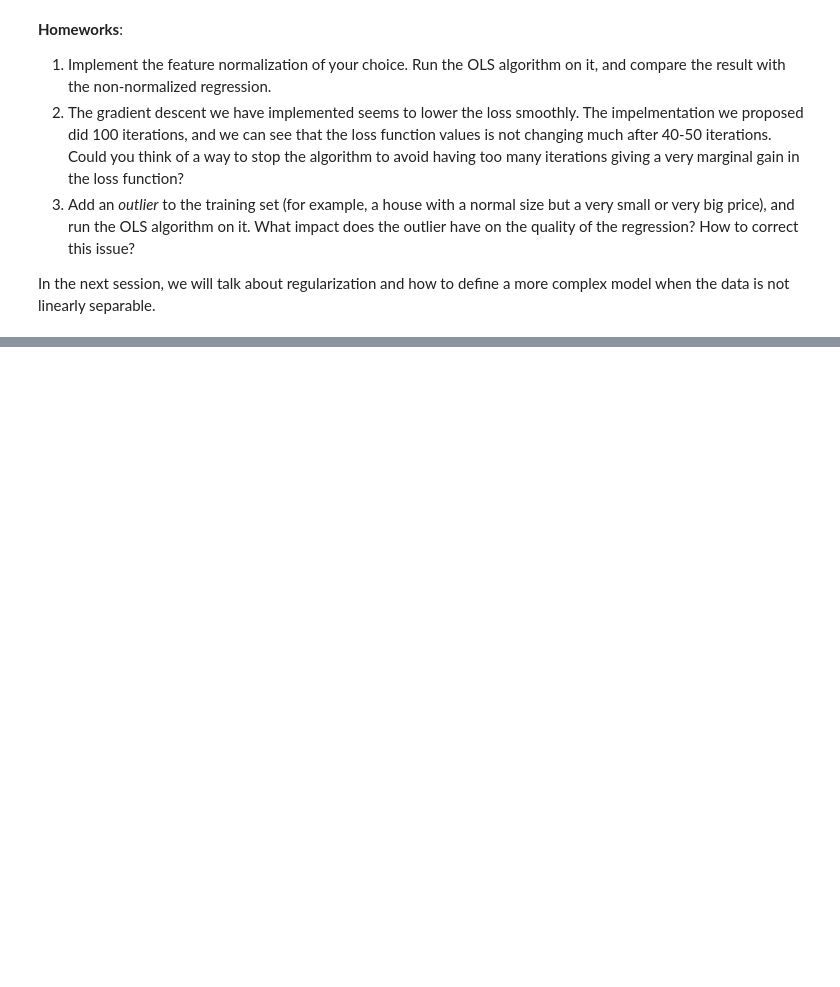
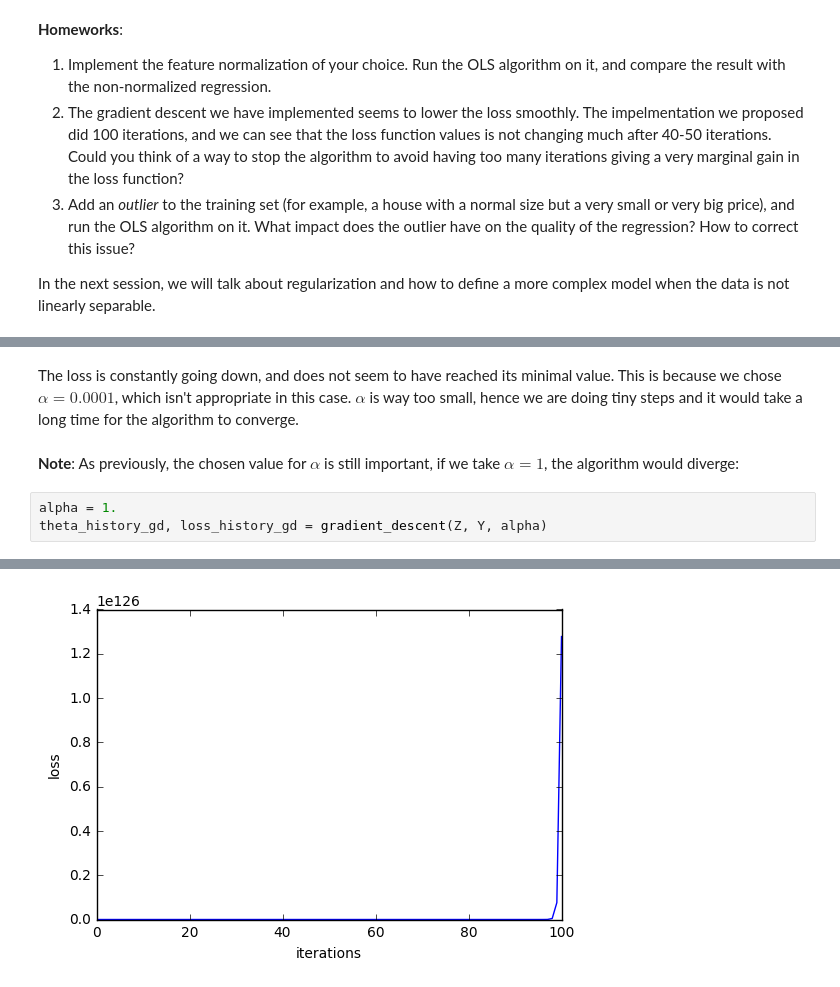
Before and after one commit to azubiolo/lectures, a Jupyter notebook: ml_from_scratch/4_least-squares_continued/least-squares.ipynb, the cells around one changed output, grey strips where cells are left out. Drawn from its saved outputs; the diff is of its cells as text; blank space fills up the shorter version.

```diff
--- a/ml_from_scratch/4_least-squares_continued/least-squares.ipynb
+++ b/ml_from_scratch/4_least-squares_continued/least-squares.ipynb
@@ -382,0 +435,8 @@ In the next session, we will talk about regularization and how to define a more
+# %% [markdown]
+The loss is constantly going down, and does not seem to have reached its minimal value. This is because we chose $\alpha = 0.0001$, which isn't appropriate in this case. $\alpha$ is way too small, hence we are doing tiny steps and it would take a long time for the algorithm to converge.
+# %% [markdown]
+**Note**: As previously, the chosen value for $\alpha$ is still important, if we take $\alpha = 1$, the algorithm would diverge:
+# %%
+alpha = 1.
+theta_history_gd, loss_history_gd = gradient_descent(Z, Y, alpha)
+# %% [output]
@@ -382,0 +444 @@ In the next session, we will talk about regularization and how to define a more
+[figure, added]
```
Also changed, not shown: parts of 27 cells of this notebook.
